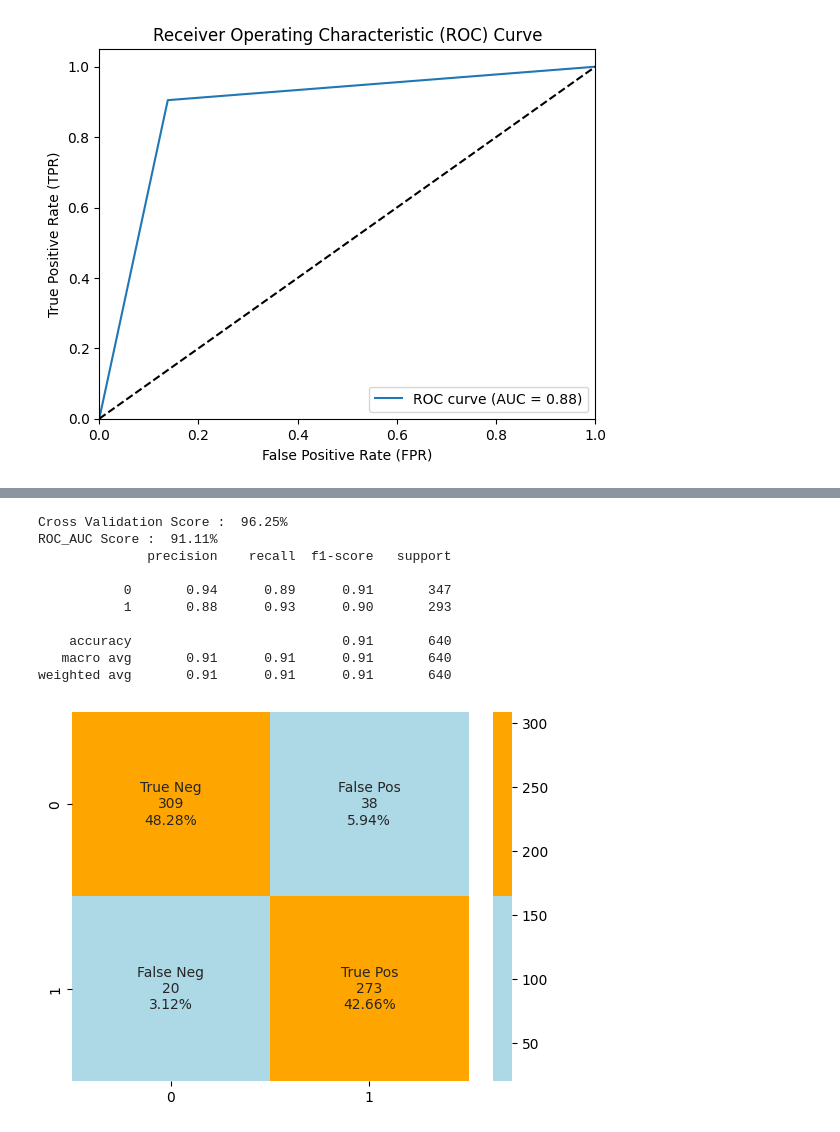
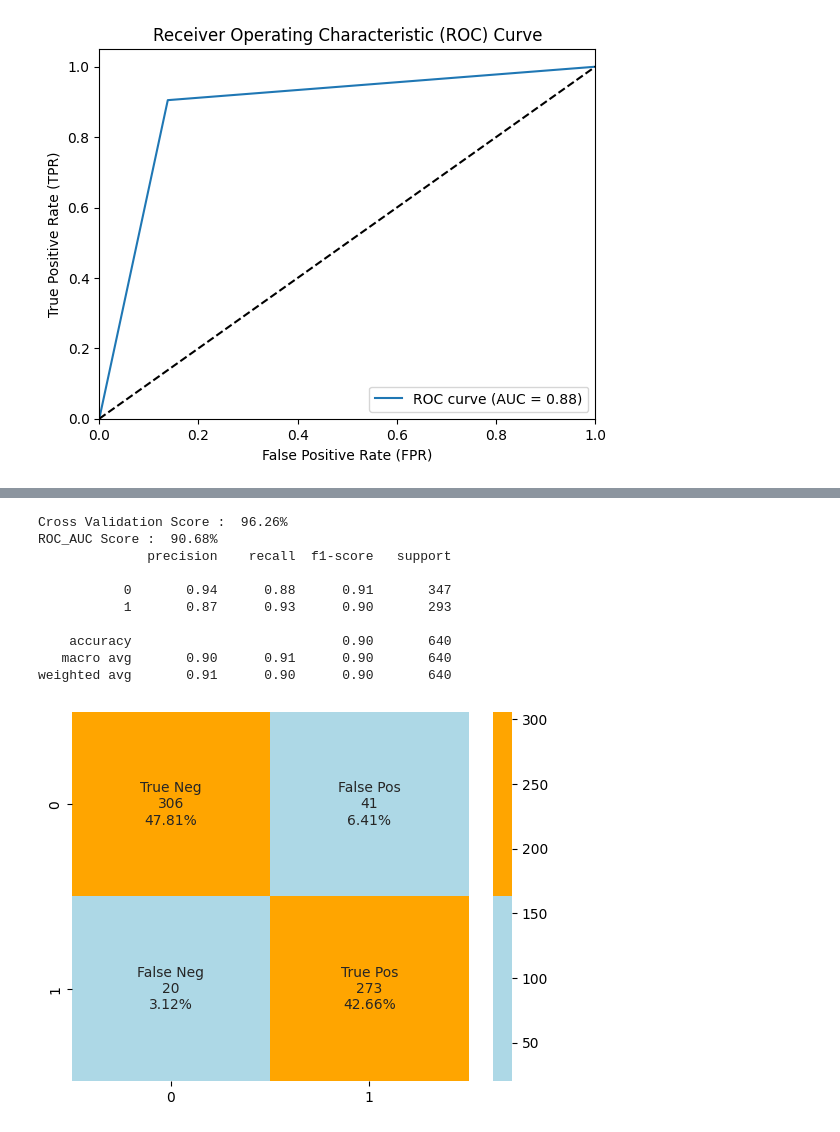
Before and after one commit to timonoessler/DataExplorationProject, a Jupyter notebook: src/Data_explo.ipynb, the cells around one changed output, grey strips where cells are left out. Drawn from its saved outputs; the diff is of its cells as text; code cells hidden in the pictures.

Commit message:
Cleaned up and added Parameter for Hyperparameter Tuning

```diff
--- a/src/Data_explo.ipynb
+++ b/src/Data_explo.ipynb
@@ -290,7 +195,7 @@ Allerdings hat Gradient Boosting auch Nachteile. Eine Herausforderung bei dieser
 # %%
 # Model Building, function collection
 
-def model(classifier,x_train,y_train,x_test,y_test):
+def model(classifier,x_train:pd.DataFrame,y_train:pd.DataFrame,x_test:pd.DataFrame,y_test:pd.DataFrame):
     """Defining a function to train and evaluate a machine learning classifier model
     Args:
         classifier (XGBClassifier): Object of the classifier
@@ -309,7 +214,7 @@ def model(classifier,x_train,y_train,x_test,y_test):
     print("ROC_AUC Score : ",'{0:.2%}'.format(roc_auc_score(y_test,prediction)))
     return prediction
 
-def model_evaluation(classifier,x_test,y_test):
+def model_evaluation(classifier,x_test:pd.DataFrame,y_test:pd.DataFrame):
     """
     Defining a function to evaluate the performance of a machine learning classifier model
     Args:
@@ -497,12 +385,13 @@ plot_roc_curve(y_test, prediction_xgb)
 # %%
+# Hyperparameter tuning for the KNN classifier using GridSearchCV
 knn = KNeighborsClassifier()
 
 param_grid = {
-    'n_neighbors': [3, 5, 7, 9, 11, 13, 15],
+    'n_neighbors': [1, 3, 5, 7, 9, 11, 13, 15, 17, 19],
     'leaf_size': [1,2,3,4,5,10, 20, 30, 40, 50],
 }
 
-grid_search = GridSearchCV(estimator=knn, param_grid=param_grid, scoring='roc_auc', cv=3, n_jobs=-1)
+grid_search = GridSearchCV(estimator=knn, param_grid=param_grid, scoring='roc_auc', cv=10, n_jobs=-1, refit='recall_score')
 
 # Perform the grid search
 grid_search.fit(x_train, y_train)
@@ -511,4 +400,7 @@ grid_search.fit(x_train, y_train)
 print("Best hyperparameters: ", grid_search.best_params_)
 
 print("Best ROC AUC score: ", grid_search.best_score_)
+
+grid_mean_scores = grid_search.cv_results_['mean_test_score']
+print(grid_mean_scores)
 # %% [output]
@@ -517,17 +426,18 @@ Best ROC AUC score:  0.9553143964645754
 # %%
-eleven_nn = KNeighborsClassifier(n_neighbors=11, leaf_size=1, weights='distance', metric='euclidean')
+# Initializing a K-Nearest Neighbors classifier with specific hyperparameters
+k_nn = KNeighborsClassifier(n_neighbors=15, leaf_size=1, weights='distance', metric='euclidean')
 
-model(eleven_nn,x_train,y_train,x_val,y_val)
-model_evaluation(eleven_nn,x_val,y_val)
+model(k_nn,x_train,y_train,x_val,y_val)
+model_evaluation(k_nn,x_val,y_val)
 # %% [output]
-Cross Validation Score :  96.25%
-ROC_AUC Score :  91.11%
+Cross Validation Score :  96.26%
+ROC_AUC Score :  90.68%
               precision    recall  f1-score   support
 
-           0       0.94      0.89      0.91       347
-           1       0.88      0.93      0.90       293
+           0       0.94      0.88      0.91       347
+           1       0.87      0.93      0.90       293
 
-    accuracy                           0.91       640
-   macro avg       0.91      0.91      0.91       640
-weighted avg       0.91      0.91      0.91       640
+    accuracy                           0.90       640
+   macro avg       0.90      0.91      0.90       640
+weighted avg       0.91      0.90      0.90       640
-[figure, old version]
+[figure, new version]
```
Also changed, not shown: parts of 22 cells of this notebook.
